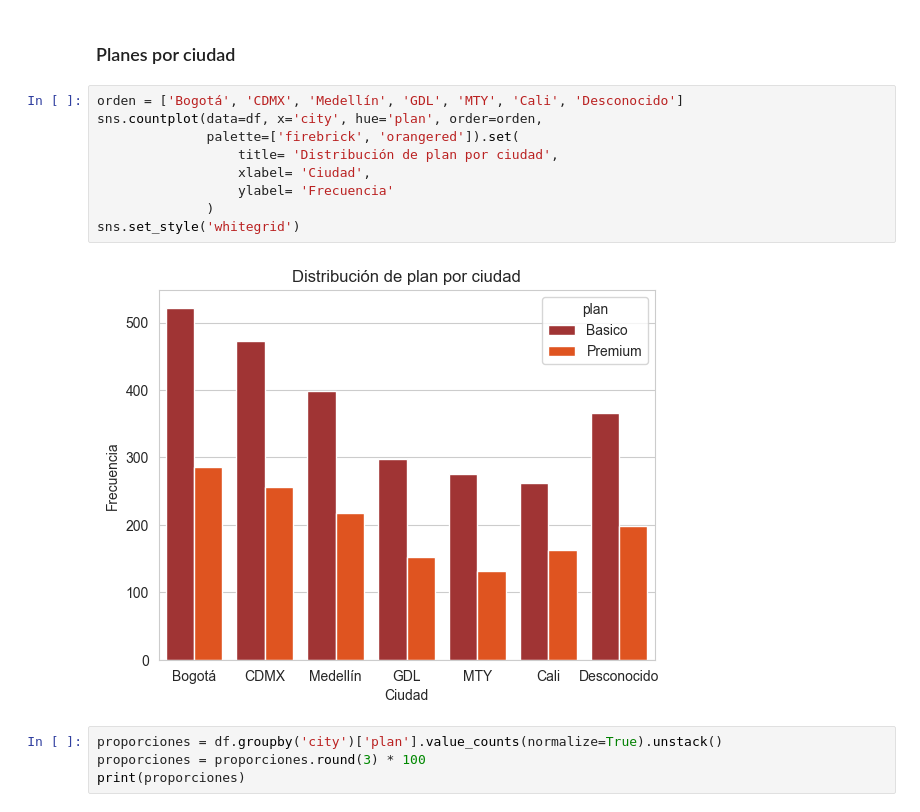
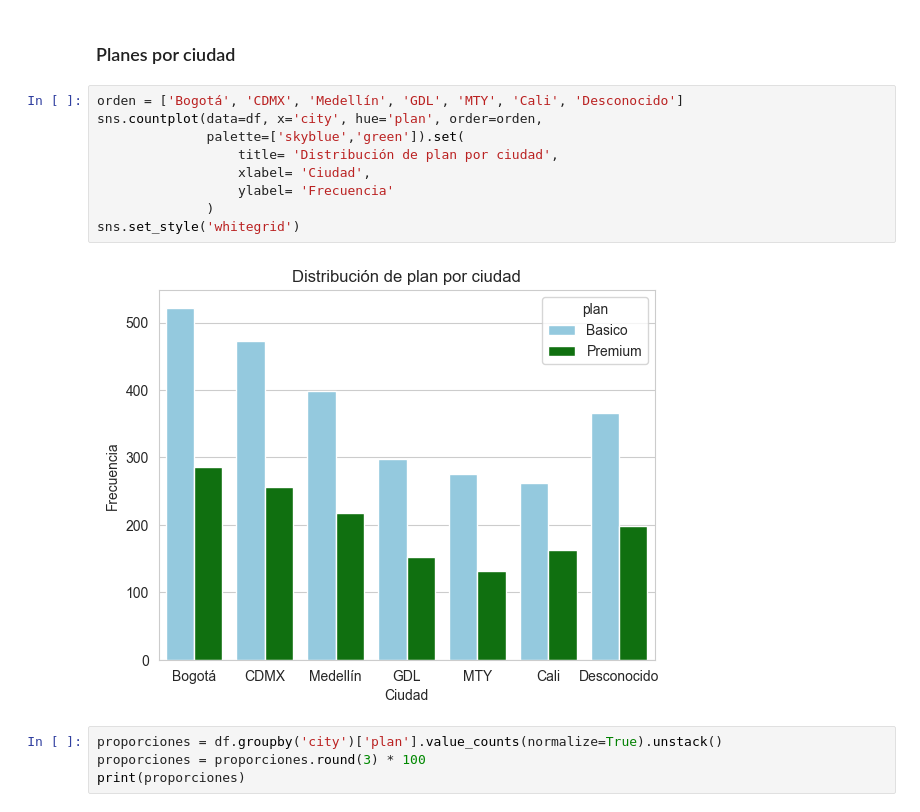
Before and after one commit to RobertoBG1111/connectatel-user-segmentation, a Jupyter notebook: notebooks/03_analisis.ipynb, the cells around one changed output. Saved outputs shown, nothing was run; the diff lists cells and outputs as text.

Commit message:
style: Actualización de colores, titulos y legendas para mejorar la legibildiad

```diff
--- a/notebooks/03_analisis.ipynb
+++ b/notebooks/03_analisis.ipynb
@@ -342,14 +342,14 @@ CDMX tiene mayor cantidad de adultos entre sus usuarios (53.1%) ya que la metró
 # %%
 orden = ['Bogotá', 'CDMX', 'Medellín', 'GDL', 'MTY', 'Cali', 'Desconocido']
 sns.countplot(data=df, x='city', hue='plan', order=orden,
-              palette=['firebrick', 'orangered']).set(
+              palette=['skyblue','green']).set(
                   title= 'Distribución de plan por ciudad',
                   xlabel= 'Ciudad',
                   ylabel= 'Frecuencia'
               )
 sns.set_style('whitegrid')
 # %% [output]
-[figure, old version]
+[figure, new version]
 # %%
 proporciones = df.groupby('city')['plan'].value_counts(normalize=True).unstack()
 proporciones = proporciones.round(3) * 100
```
Also changed, not shown: 1 other file.
